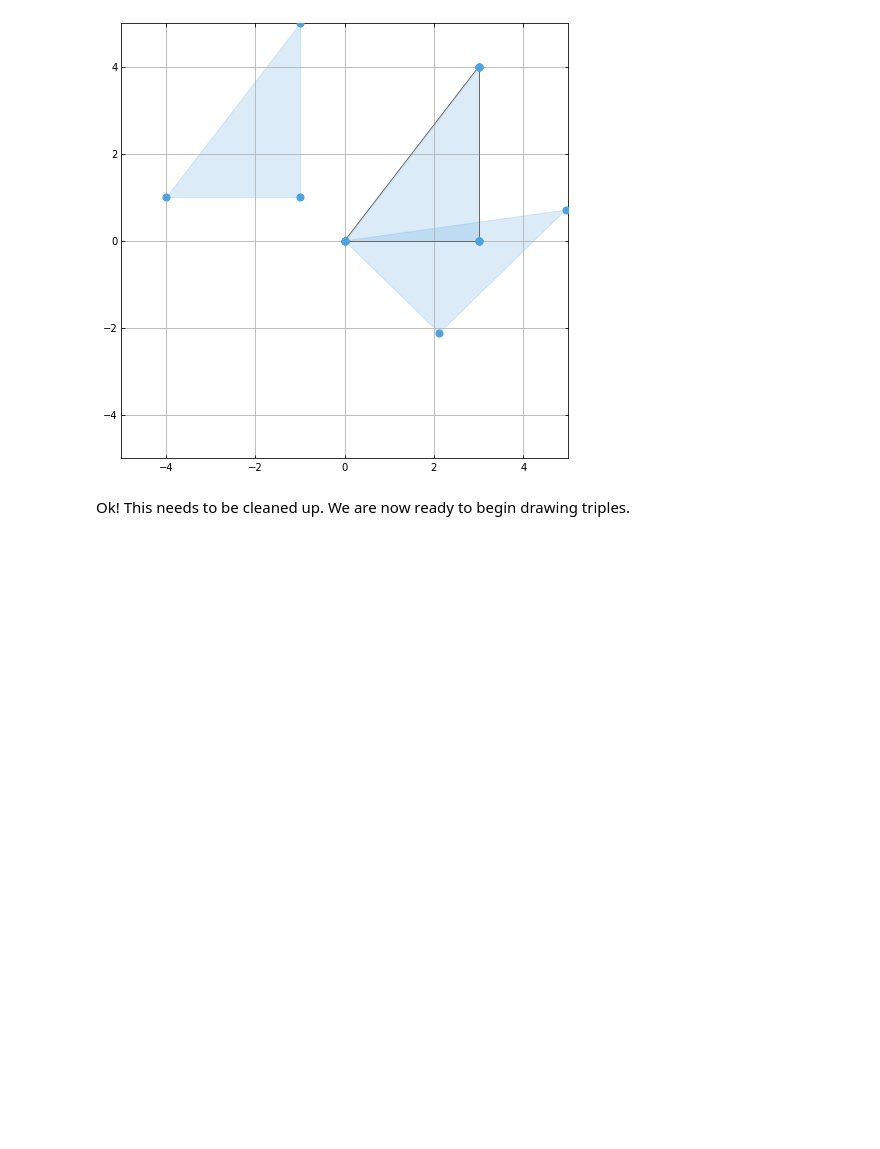
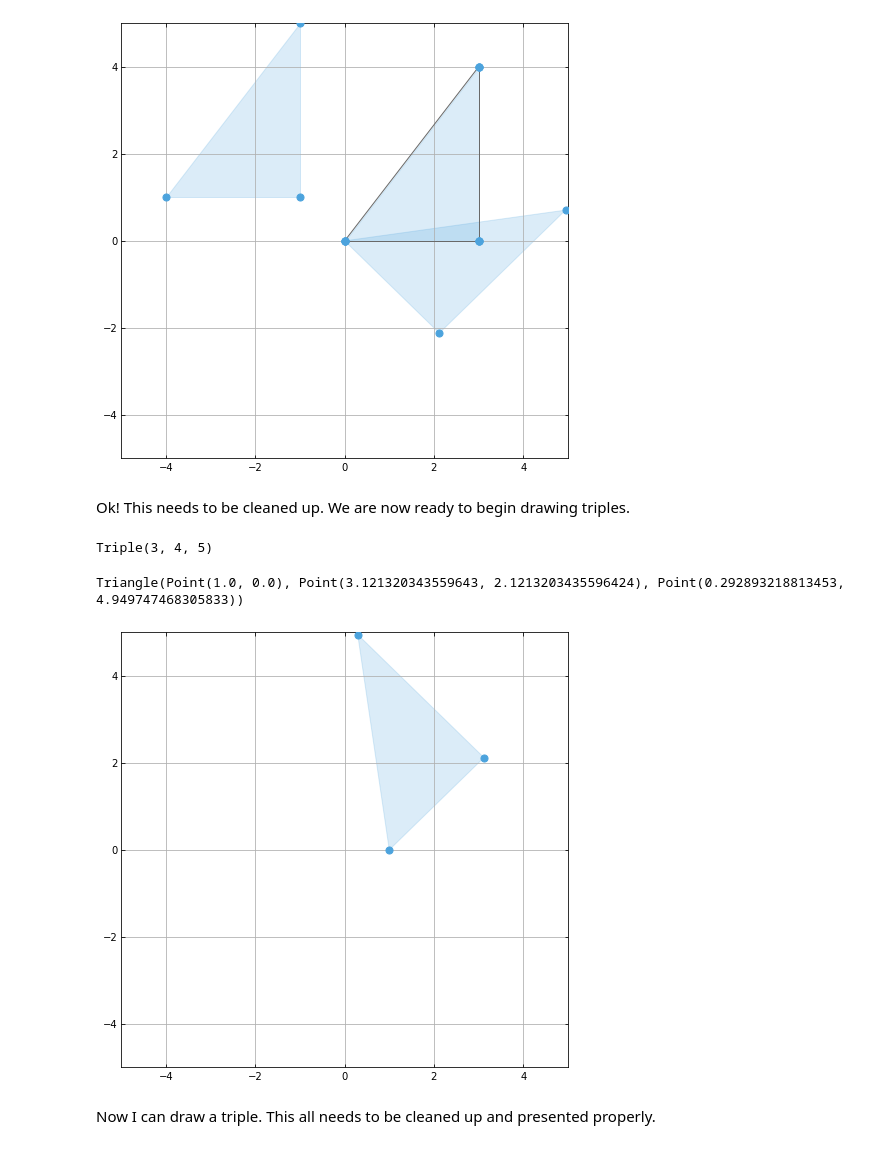
Before and after one commit to BrianGMcEnery/pythagorean-triples, a Jupyter notebook: notebooks/Drawing.ipynb, the cells around one changed output. Cells and saved outputs as stored; diff of their text form; code cells hidden in the pictures; blank space fills up the shorter version.

Commit message:
Can now draw a triple

```diff
--- a/notebooks/Drawing.ipynb
+++ b/notebooks/Drawing.ipynb
@@ -89,3 +90,21 @@ Triangle(Point(-4, 1), Point(-1, 1), Point(-1, 5))
 [figure]
 # %% [markdown]
 Ok! This needs to be cleaned up. We are now ready to begin drawing triples.
+# %%
+tr = Triple(3, 4, 5)
+print(tr)
+# %% [output]
+Triple(3, 4, 5)
+# %%
+drawing = Drawing()
+tri = tr.make_triangle(theta=-45, vec=Point(1,0))
+print(tri)
+# %% [output]
+Triangle(Point(1.0, 0.0), Point(3.121320343559643, 2.1213203435596424), Point(0.292893218813453, 4.949747468305833))
+# %%
+drawing.add(tri)
+drawing.draw()
+# %% [output]
+[figure, added]
+# %% [markdown]
+Now I can draw a triple. This all needs to be cleaned up and presented properly.
```
Also changed, not shown: parts of 1 cell of this notebook, 2 other files.
